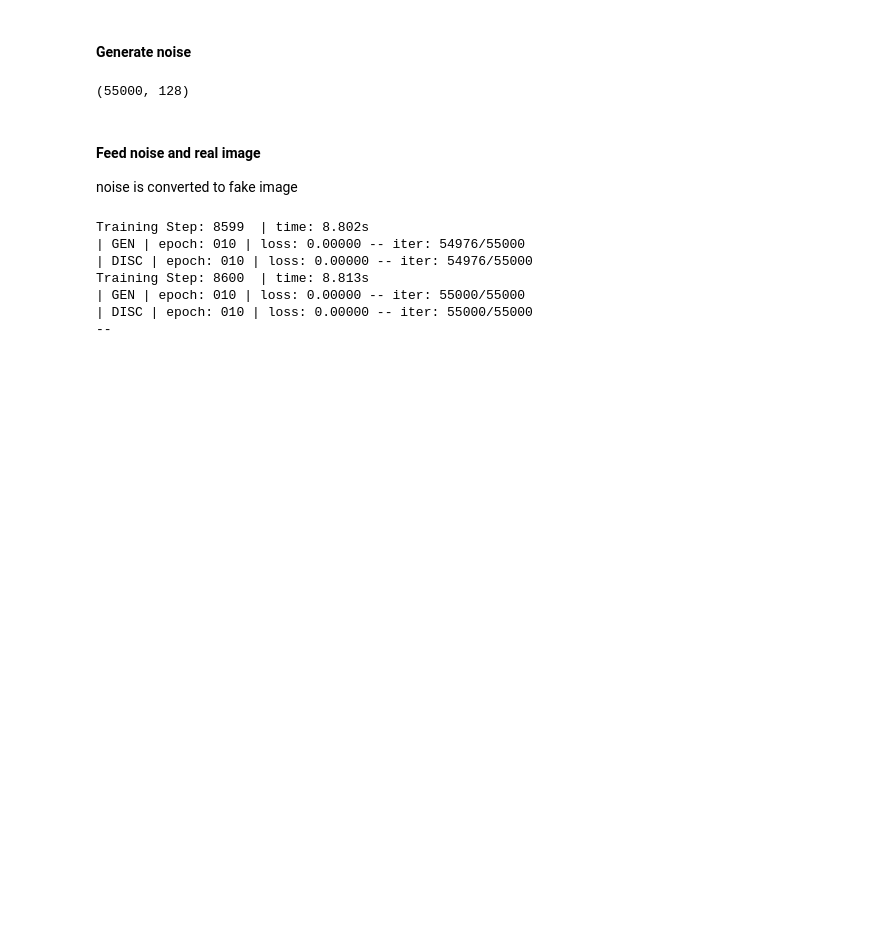
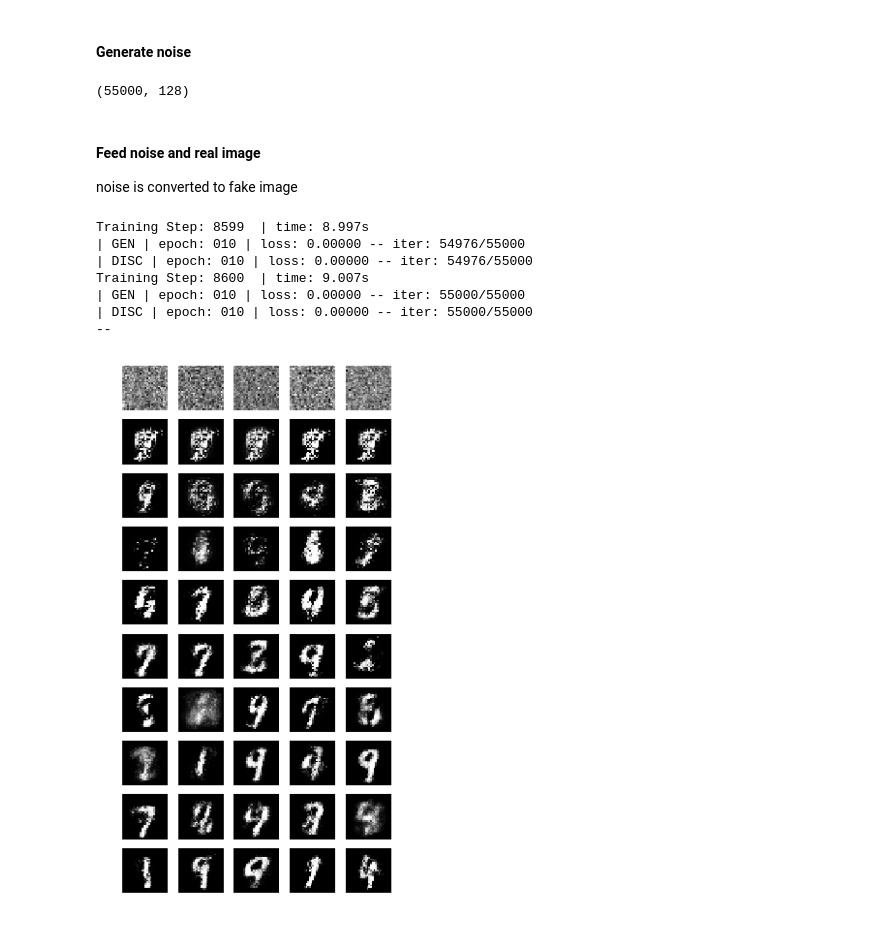
Before and after one commit to winterjung/study, a Jupyter notebook: Machine_Learning/GAN/GAN basic.ipynb, the cells around one changed output. Drawn from its saved outputs; the diff is of its cells as text; code cells hidden in the pictures; blank space fills up the shorter version.

Commit message:
Update plotting section

```diff
--- a/Machine_Learning/GAN/GAN basic.ipynb
+++ b/Machine_Learning/GAN/GAN basic.ipynb
@@ -96,34 +96,38 @@ z.shape
 #### Feed noise and real image
 noise is converted to fake image
 # %%
-def sampling():
-    sample_size = 5
-    fig, ax = plt.subplots(1, sample_size, figsize=(5, 1))
+def sampling(ax, epoch):
     for i in range(sample_size):
         sample_z = np.random.uniform(-1, 1, size=[1, z_dim])
-        ax[i].set_axis_off()
-        _ = ax[i].imshow(gan.predict([sample_z]).flatten().reshape(28, 28),
+        ax[epoch][i].set_axis_off()
+        _ = ax[epoch][i].imshow(gan.predict([sample_z]).flatten().reshape(28, 28),
                          cmap="gray",
                         interpolation="nearest")
-    plt.savefig("samples/{}_basic.png".format(str(epoch).zfill(3)), bbox_inches="tight")
-    plt.show()
 # %%
-for epoch in range(10):
-    sampling()
+num_epoch = 10
+sample_size = 5
+fig, ax = plt.subplots(num_epoch, sample_size, figsize=(sample_size, num_epoch))
+
+for epoch in range(num_epoch):
+    sampling(ax, epoch)
 
     gan.fit(
         X_inputs={
             gen_input: z,
             disc_input: X
         },
         Y_targets=None,
         n_epoch=1
     )
+
+plt.savefig("samples/total_sample_55000.png", bbox_inches="tight");
+plt.show();
 # %% [output]
-Training Step: 8599  | time: 8.802s
+Training Step: 8599  | time: 8.997s
 | GEN | epoch: 010 | loss: 0.00000 -- iter: 54976/55000
 | DISC | epoch: 010 | loss: 0.00000 -- iter: 54976/55000
-Training Step: 8600  | time: 8.813s
+Training Step: 8600  | time: 9.007s
 | GEN | epoch: 010 | loss: 0.00000 -- iter: 55000/55000
 | DISC | epoch: 010 | loss: 0.00000 -- iter: 55000/55000
 --
+[figure, added]
```
